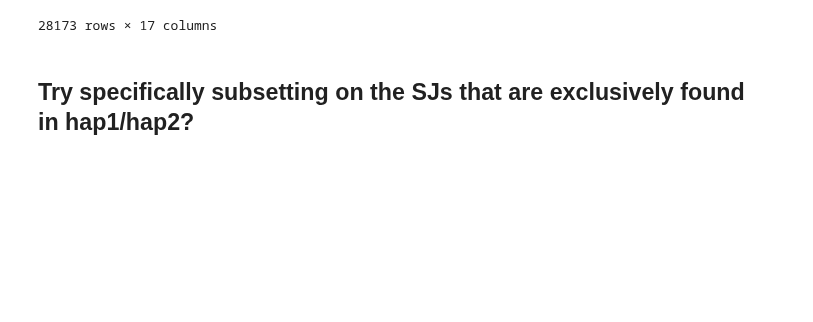
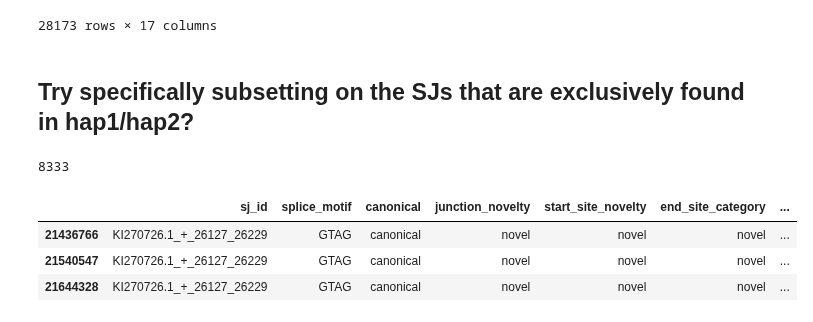
Before and after one commit to fairliereese/240903_pt, a Jupyter notebook: analysis/td_personal_get_distances_to_known_ss.ipynb, the cells around one changed output. Drawn from its saved outputs; the diff is of its cells as text; code cells hidden in the pictures; blank space fills up the shorter version.

```diff
--- a/analysis/td_personal_get_distances_to_known_ss.ipynb
+++ b/analysis/td_personal_get_distances_to_known_ss.ipynb
@@ -238,0 +264,13 @@ temp = temp.loc[(temp.hg38==False)&
+# %%
+len(temp.loc[temp[['hap1', 'hap2', 'hg38']].sum(axis=1)>1])
+# %% [output]
+8333
+# %%
+# kept in sj_id just to do some checking back in parent dataframe to make sure I'm not
+# doing anything insane
+temp_back.loc[(temp_back.sj_id=='KI270726.1_+_26127_26229')&(temp_back.cell_line_id=='HG02261')]
+# %% [output]
+|  | sj_id | splice_motif | canonical | junction_novelty | start_site_novelty | end_site_category | ... |
+| 21436766 | KI270726.1_+_26127_26229 | GTAG | canonical | novel | novel | novel | ... |
+| 21540547 | KI270726.1_+_26127_26229 | GTAG | canonical | novel | novel | novel | ... |
+| 21644328 | KI270726.1_+_26127_26229 | GTAG | canonical | novel | novel | novel | ... |
```
Also changed, not shown: parts of 13 cells of this notebook, 1 other file.
